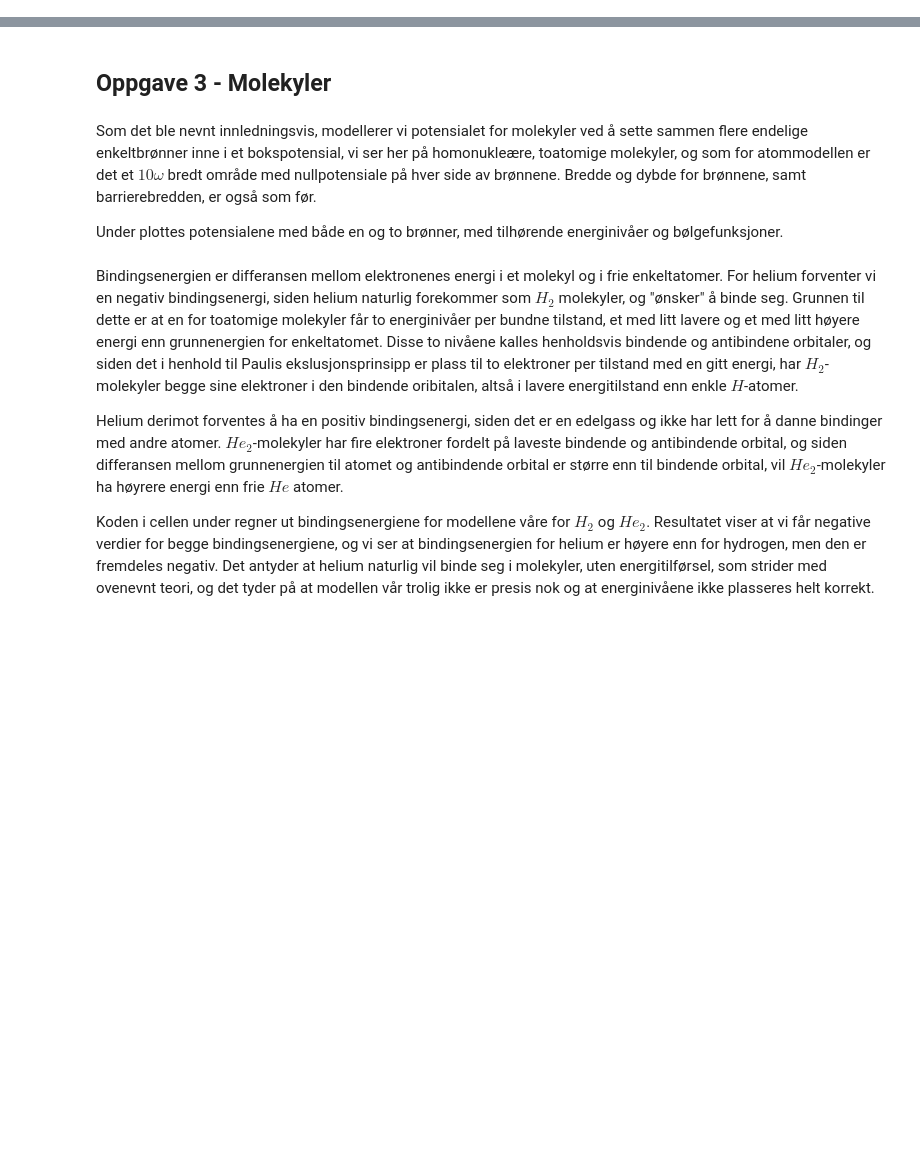
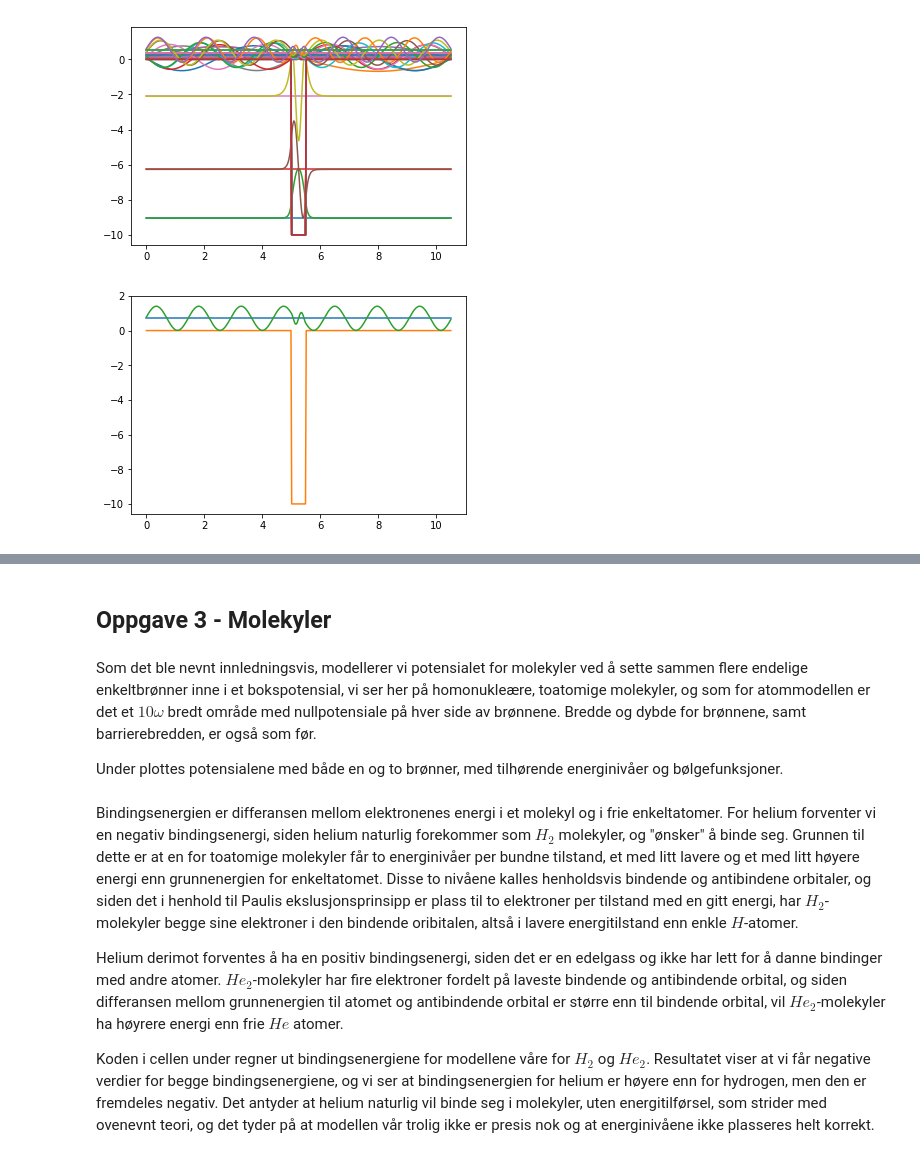
Before and after one commit to kaprests/Numerical-1D-TISE, a Jupyter notebook: prosjekt2_vitber_kvante.ipynb, the cells around one changed output, grey strips where cells are left out. Drawn from its saved outputs; the diff is of its cells as text; code cells hidden in the pictures; blank space fills up the shorter version.

```diff
--- a/prosjekt2_vitber_kvante.ipynb
+++ b/prosjekt2_vitber_kvante.ipynb
@@ -235,0 +305,6 @@ trancendent_sol()
+# %%
+plot_well_wave_funcs(1, 12)
+plot_well_wave_funcs(1, 12, 15, 16)
+# %% [output]
+[figure, added]
+[figure, added]
```
Also changed, not shown: parts of 14 cells of this notebook, 1 other file.
